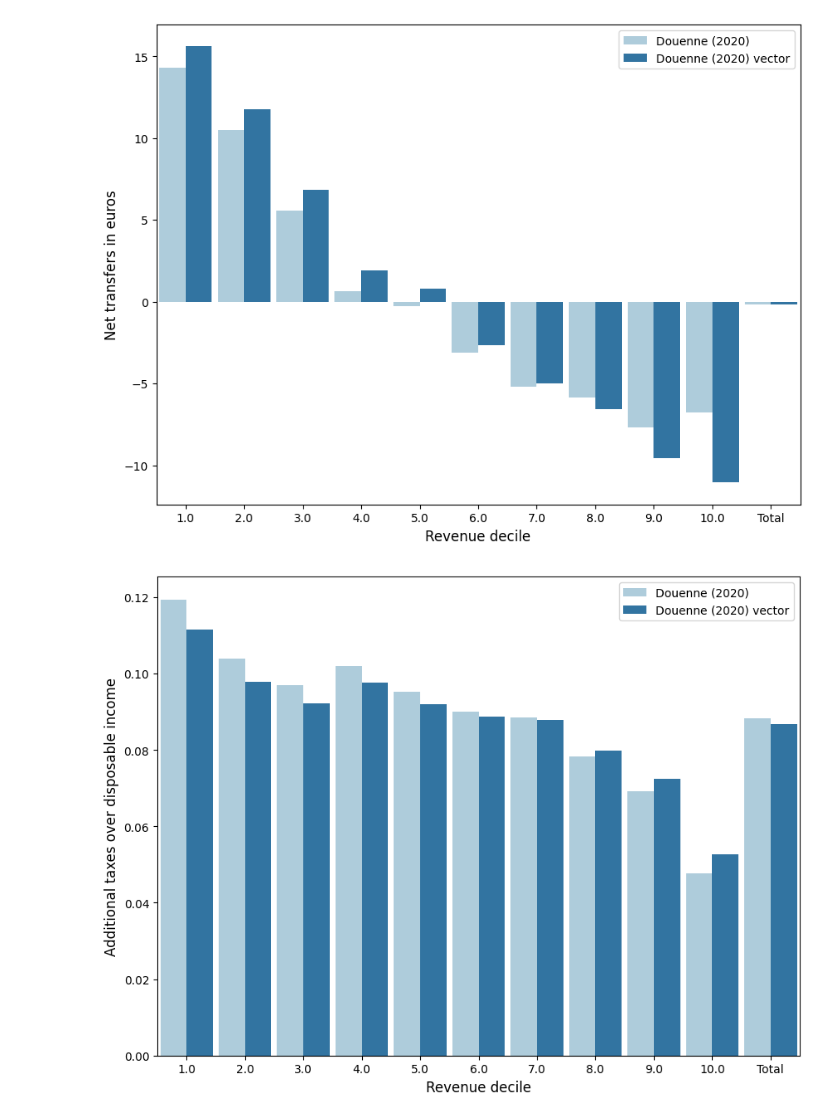
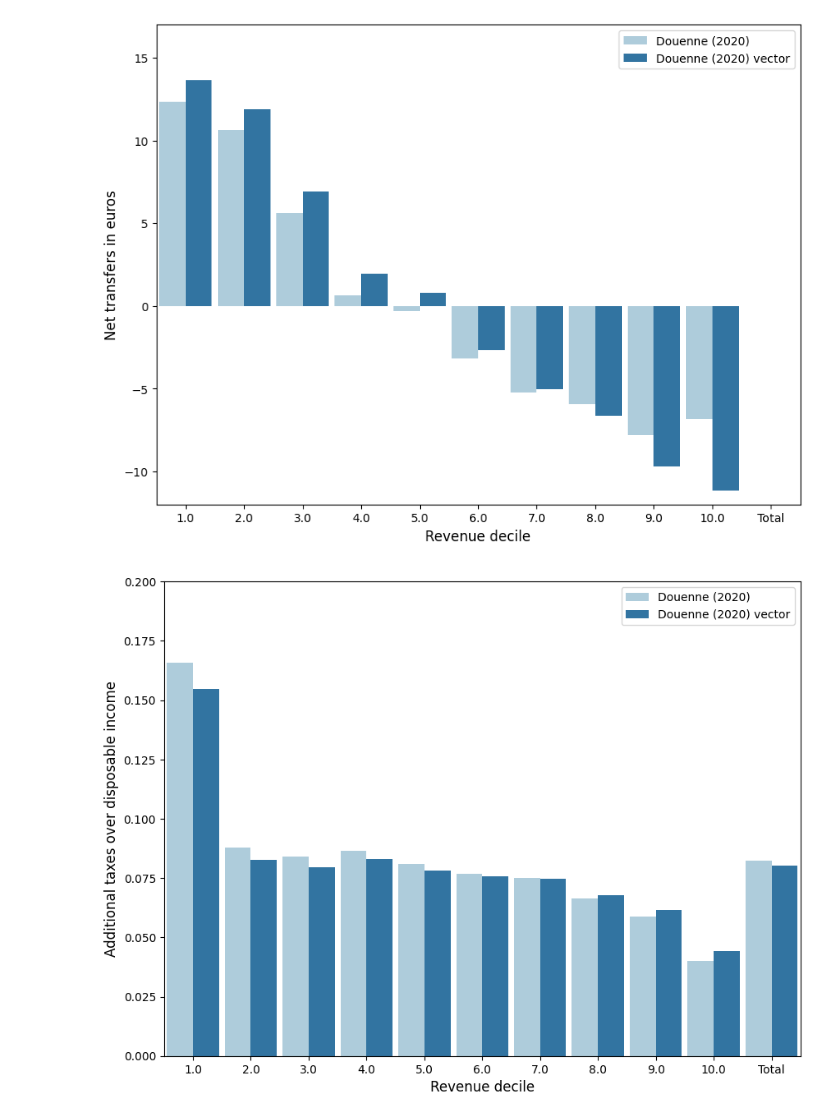
Before and after one commit to openfisca/openfisca-france-indirect-taxation, a Jupyter notebook: openfisca_france_indirect_taxation/projects/Master_Thesis_Herve/Simulation_taxe_energie_winners_losers.ipynb, the cells around one changed output. Cells and saved outputs as stored; diff of their text form; code cells hidden in the pictures.

```diff
--- a/openfisca_france_indirect_taxation/projects/Master_Thesis_Herve/Simulation_taxe_energie_winners_losers.ipynb
+++ b/openfisca_france_indirect_taxation/projects/Master_Thesis_Herve/Simulation_taxe_energie_winners_losers.ipynb
@@ -83,0 +99,4 @@ graph_winners_losers(to_graph,carbon_tax_rv,elas_vect=True)
+# %%
+to_graph_douenne_scal, menages_reform_douenne_scal = simulate_reformes_energie(elas_vect = True, elasticites = df_elas_vect, year = 2019, reform = carbon_tax_rv,bonus_cheques_uc=True)
+to_graph_douenne_vect, menages_reform_douenne_vect = simulate_reformes_energie(elas_vect = False, elasticites = elasticites, year = 2019, reform = carbon_tax_rv,bonus_cheques_uc=True)
+to_graph_douenne_only = pd.concat([to_graph_douenne_scal, to_graph_douenne_vect])
@@ -84,8 +107,8 @@ graph_winners_losers(to_graph,carbon_tax_rv,elas_vect=True)
 # %%
-graph_net_transfers(to_graph,carbon_tax_rv,elas_vect=True)
+graph_net_transfers(to_graph_douenne_only,carbon_tax_rv,elas_vect=True,bonus_cheques_uc=True)
 # %% [output]
-[figure, old version]
+[figure, new version]
 # %%
-graph_effort_rate(to_graph,carbon_tax_rv,elas_vect=True)
+graph_effort_rate(to_graph_douenne_only,carbon_tax_rv,elas_vect=True,bonus_cheques_uc=True)
 # %% [output]
-[figure, old version]
+[figure, new version]
```
Also changed, not shown: parts of 18 cells of this notebook, 2 other files.
